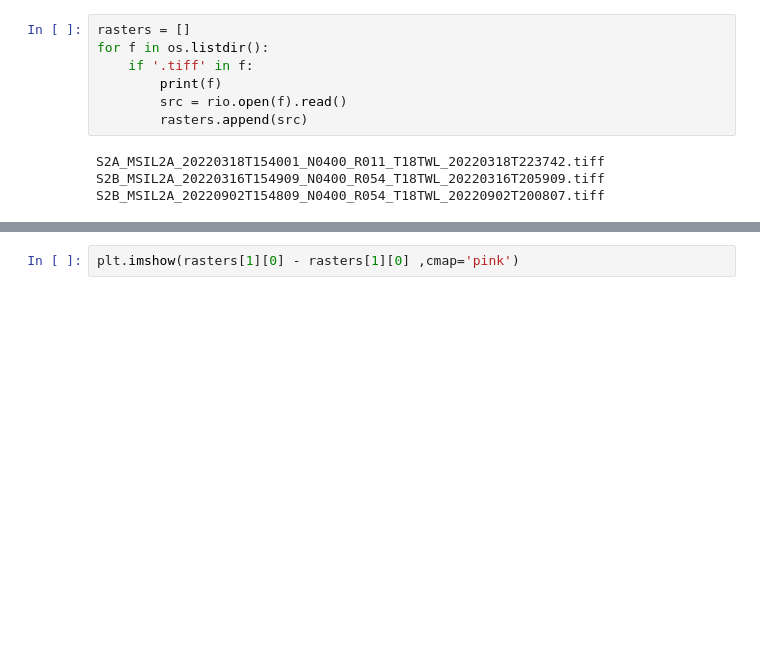
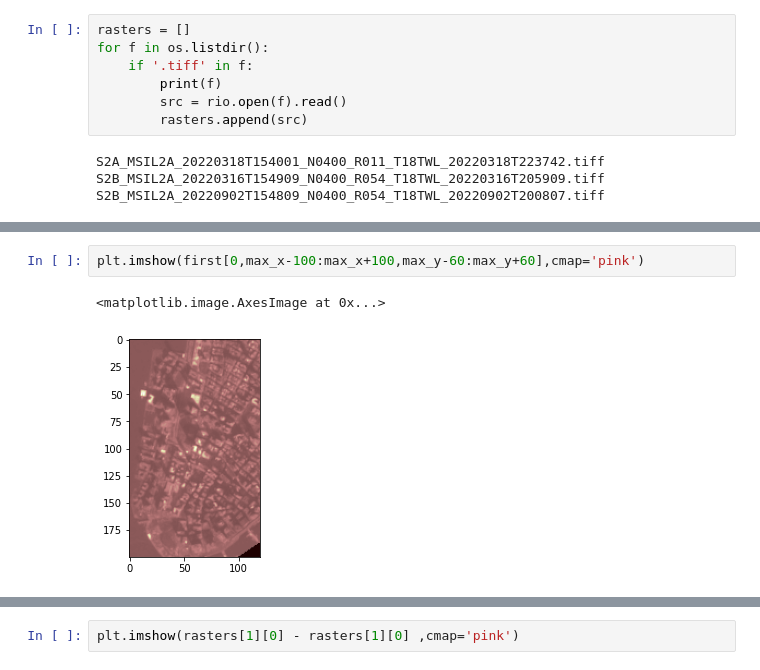
Before and after one commit to nkasmanoff/nyc-sentinel, a Jupyter notebook: Sentinel Data Download Walkthrough.ipynb, the cells around one changed output, grey strips where cells are left out. Cells and saved outputs as stored; diff of their text form; blank space fills up the shorter version.

```diff
--- a/Sentinel Data Download Walkthrough.ipynb
+++ b/Sentinel Data Download Walkthrough.ipynb
@@ -143,0 +182,5 @@ src.shape
+# %%
+plt.imshow(first[0,max_x-100:max_x+100,max_y-60:max_y+60],cmap='pink')
+# %% [output]
+<matplotlib.image.AxesImage at 0x...>
+[figure, added]
```
Also changed, not shown: parts of 24 cells of this notebook.
